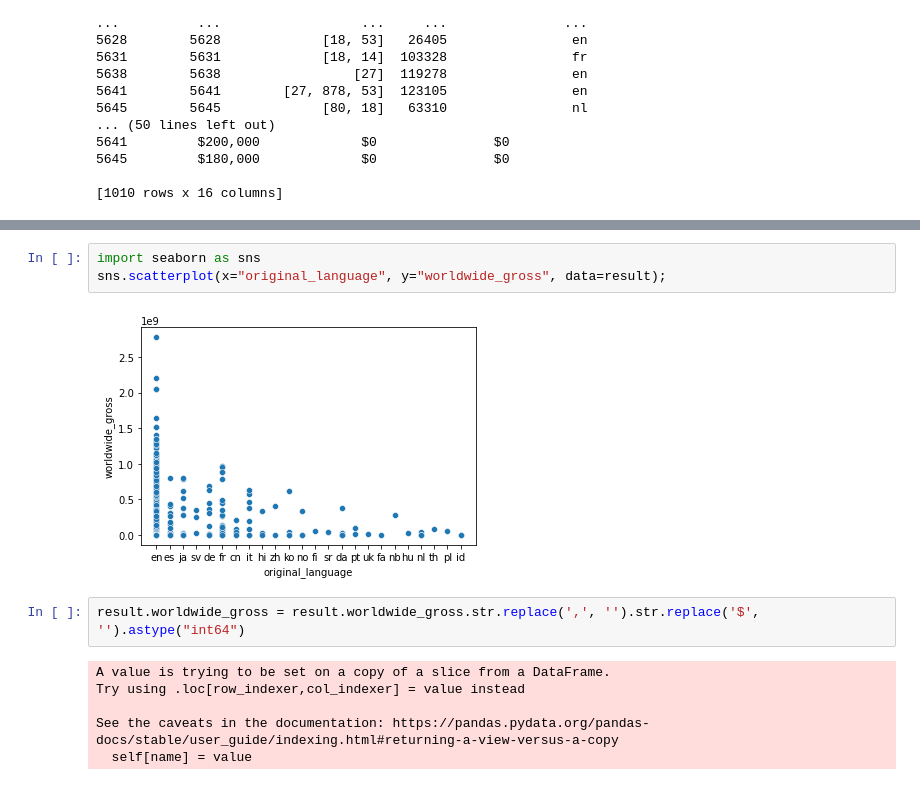
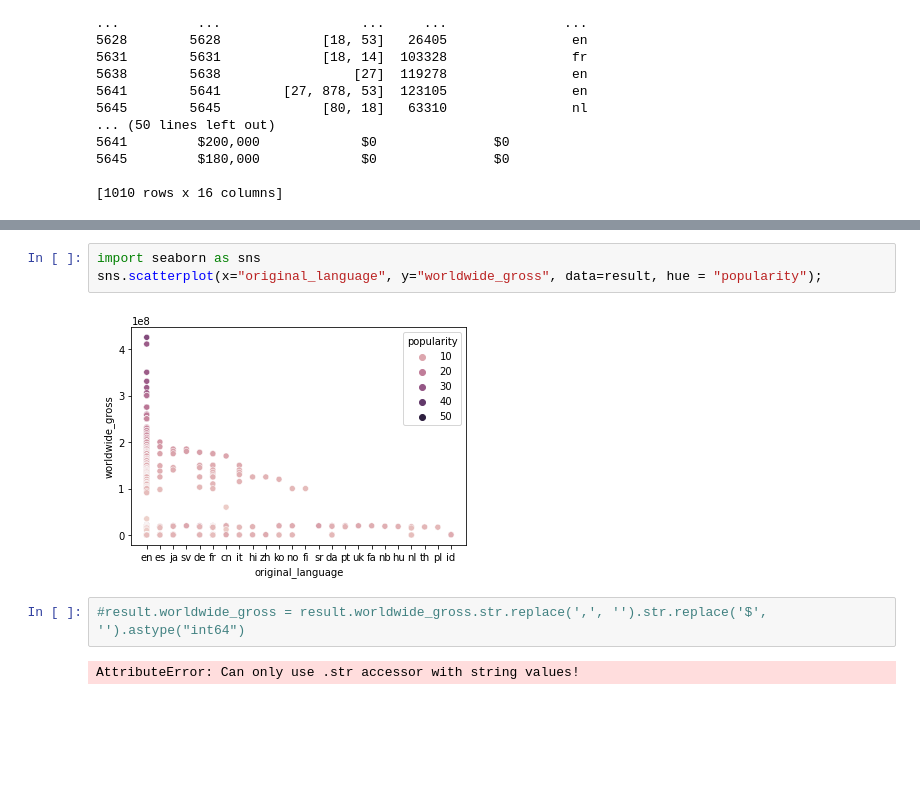
Before and after one commit to bkokin/semester_1_capstone, a Jupyter notebook: exploratory_work/Diana_explanatory.ipynb, the cells around one changed output, grey strips where cells are left out. Cells and saved outputs as stored; diff of their text form; blank space fills up the shorter version.

Commit message:
Plots

```diff
--- a/exploratory_work/Diana_explanatory.ipynb
+++ b/exploratory_work/Diana_explanatory.ipynb
@@ -209,13 +263,9 @@ print (result)
 # %%
 import seaborn as sns
-sns.scatterplot(x="original_language", y="worldwide_gross", data=result);
+sns.scatterplot(x="original_language", y="worldwide_gross", data=result, hue = "popularity");
 # %% [output]
-[figure, old version]
+[figure, new version]
 # %%
-result.worldwide_gross = result.worldwide_gross.str.replace(',', '').str.replace('$', '').astype("int64")
+#result.worldwide_gross = result.worldwide_gross.str.replace(',', '').str.replace('$', '').astype("int64")
 # %% [output]
-A value is trying to be set on a copy of a slice from a DataFrame.
-Try using .loc[row_indexer,col_indexer] = value instead
-
-See the caveats in the documentation: https://pandas.pydata.org/pandas-docs/stable/user_guide/indexing.html#returning-a-view-versus-a-copy
-  self[name] = value
+AttributeError: Can only use .str accessor with string values!
```
Also changed, not shown: parts of 21 cells of this notebook, 2 other files.
